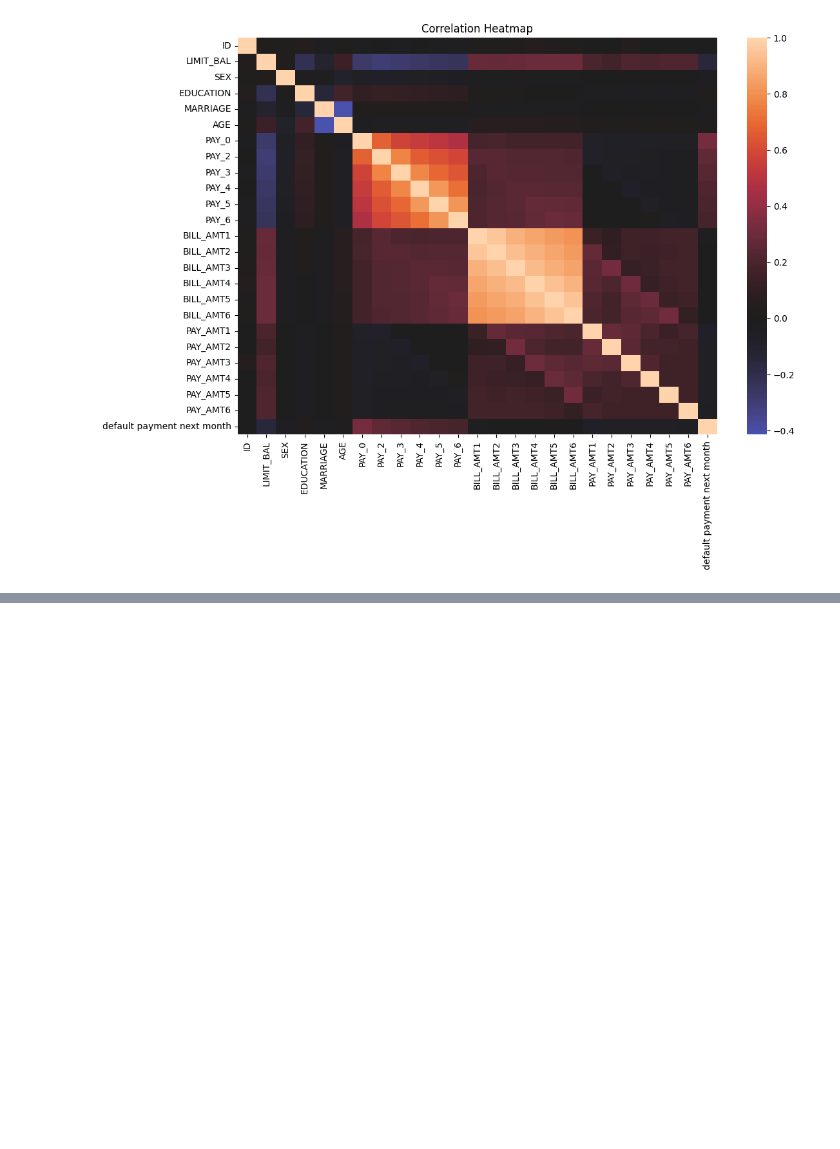
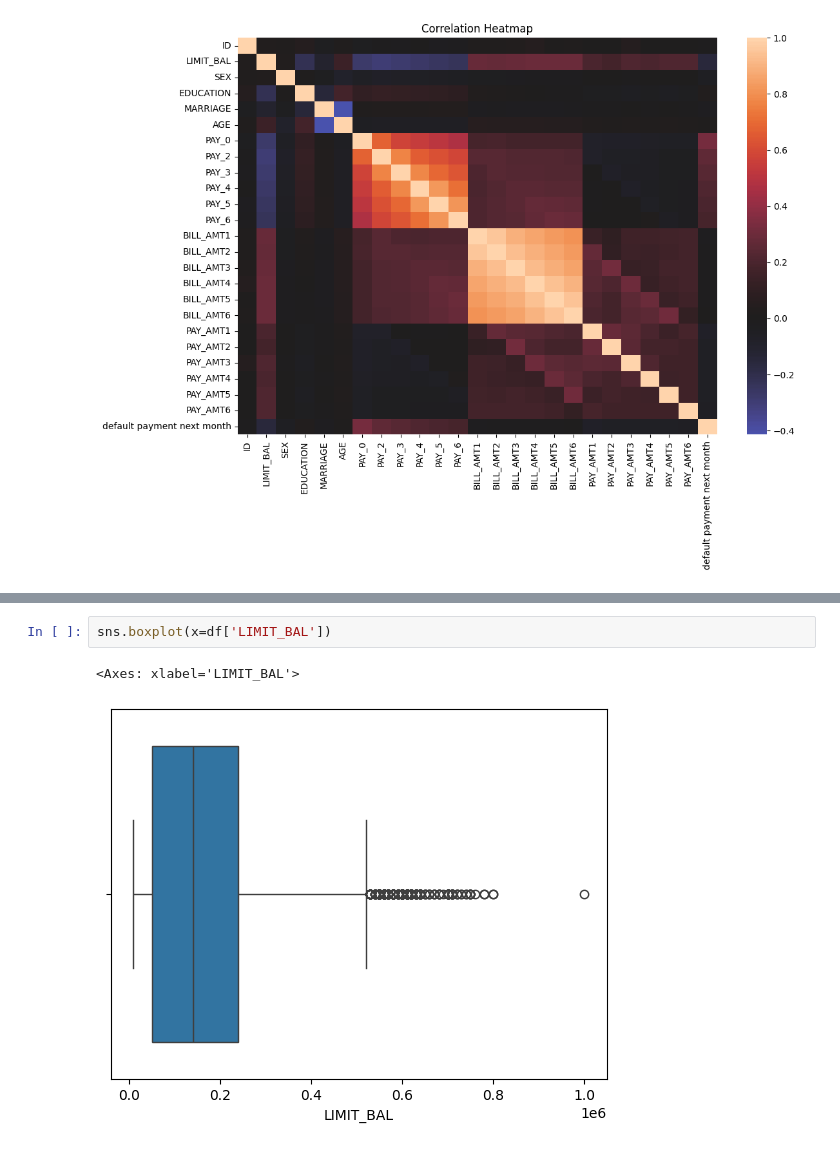
Before and after one commit to amitsingh2022/credit-risk-prediction, a Jupyter notebook: notebooks/EDA.ipynb, the cells around one changed output, grey strips where cells are left out. Drawn from its saved outputs; the diff is of its cells as text; blank space fills up the shorter version.

```diff
--- a/notebooks/EDA.ipynb
+++ b/notebooks/EDA.ipynb
@@ -142,0 +174,5 @@ plt.show()
+# %%
+sns.boxplot(x=df['LIMIT_BAL'])
+# %% [output]
+<Axes: xlabel='LIMIT_BAL'>
+[figure, added]
```
Also changed, not shown: parts of 14 cells of this notebook.
